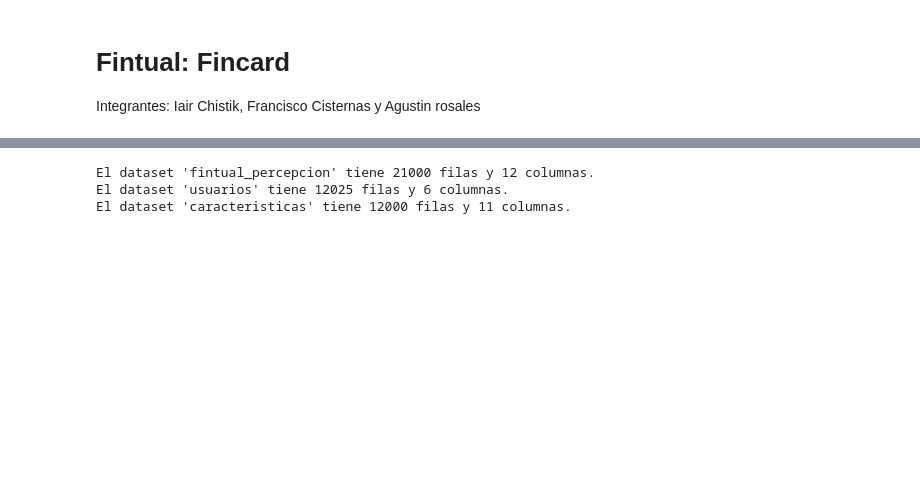
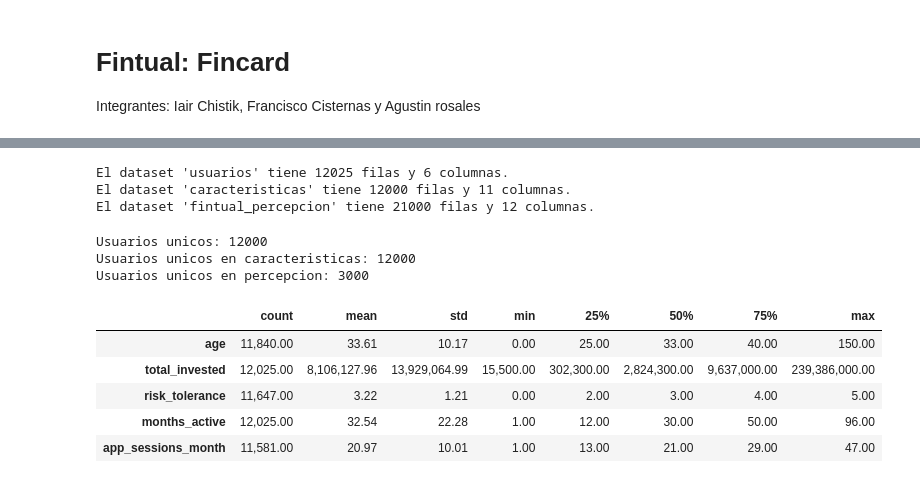
Before and after one commit to fcisternasg/fintual-card-marketing-analytics, a Jupyter notebook: Taller_Fintual.ipynb, the cells around one changed output, grey strips where cells are left out. Saved outputs shown, nothing was run; the diff lists cells and outputs as text; code cells hidden in the pictures; blank space fills up the shorter version.

```diff
--- a/Taller_Fintual.ipynb
+++ b/Taller_Fintual.ipynb
@@ -20,14 +29,36 @@ caracteristicas = pd.read_csv("user_demographics_2026.csv")
 # %%
-# Inspección de los tablas
+# Inspección de los tablas (Dimensiones)
 base_datos = {
-    "fintual_percepcion": fintual_percepcion,
     "usuarios": usuarios,
-    "caracteristicas": caracteristicas
+    "caracteristicas": caracteristicas,
+    "fintual_percepcion": fintual_percepcion
 }
 for nombre, tablas in base_datos.items():
     filas, columnas = tablas.shape
     print(f"El dataset '{nombre}' tiene {filas} filas y {columnas} columnas.")
 # %% [output]
-El dataset 'fintual_percepcion' tiene 21000 filas y 12 columnas.
 El dataset 'usuarios' tiene 12025 filas y 6 columnas.
 El dataset 'caracteristicas' tiene 12000 filas y 11 columnas.
+El dataset 'fintual_percepcion' tiene 21000 filas y 12 columnas.
+# %%
+# Usuarios unicos
+usuarios_unicos = usuarios['user_id'].nunique()
+print(f"Usuarios unicos: {usuarios_unicos}")
+usuarios_unicos_caracteristicas = caracteristicas['user_id'].nunique()
+print(f"Usuarios unicos en caracteristicas: {usuarios_unicos_caracteristicas}")
+usuarios_unicos_percepcion = fintual_percepcion['user_id'].nunique()
+print(f"Usuarios unicos en percepcion: {usuarios_unicos_percepcion}")
+# %% [output]
+Usuarios unicos: 12000
+Usuarios unicos en caracteristicas: 12000
+Usuarios unicos en percepcion: 3000
+# %%
+# Estadisticos usuarios
+usuarios.describe().T
+# %% [output]
+|  | count | mean | std | min | 25% | 50% | 75% | max |
+| age | 11,840.00 | 33.61 | 10.17 | 0.00 | 25.00 | 33.00 | 40.00 | 150.00 |
+| total_invested | 12,025.00 | 8,106,127.96 | 13,929,064.99 | 15,500.00 | 302,300.00 | 2,824,300.00 | 9,637,000.00 | 239,386,000.00 |
+| risk_tolerance | 11,647.00 | 3.22 | 1.21 | 0.00 | 2.00 | 3.00 | 4.00 | 5.00 |
+| months_active | 12,025.00 | 32.54 | 22.28 | 1.00 | 12.00 | 30.00 | 50.00 | 96.00 |
+| app_sessions_month | 11,581.00 | 20.97 | 10.01 | 1.00 | 13.00 | 21.00 | 29.00 | 47.00 |
```
Also changed, not shown: parts of 5 cells of this notebook, 1 other file.
